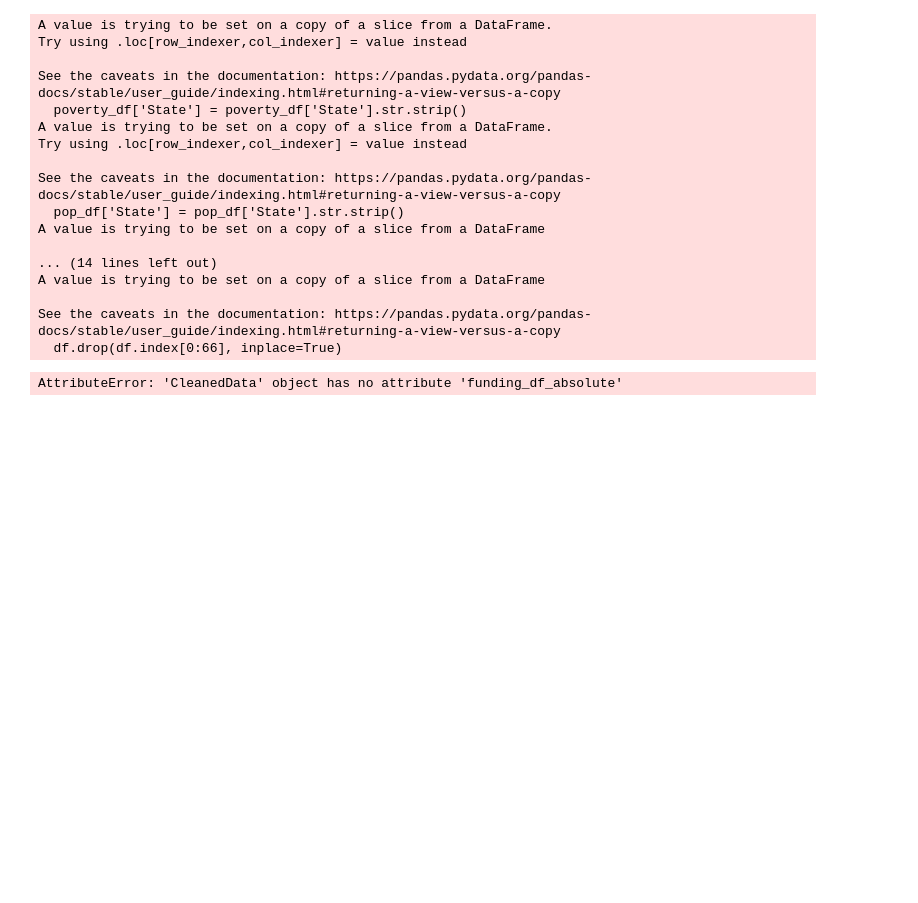
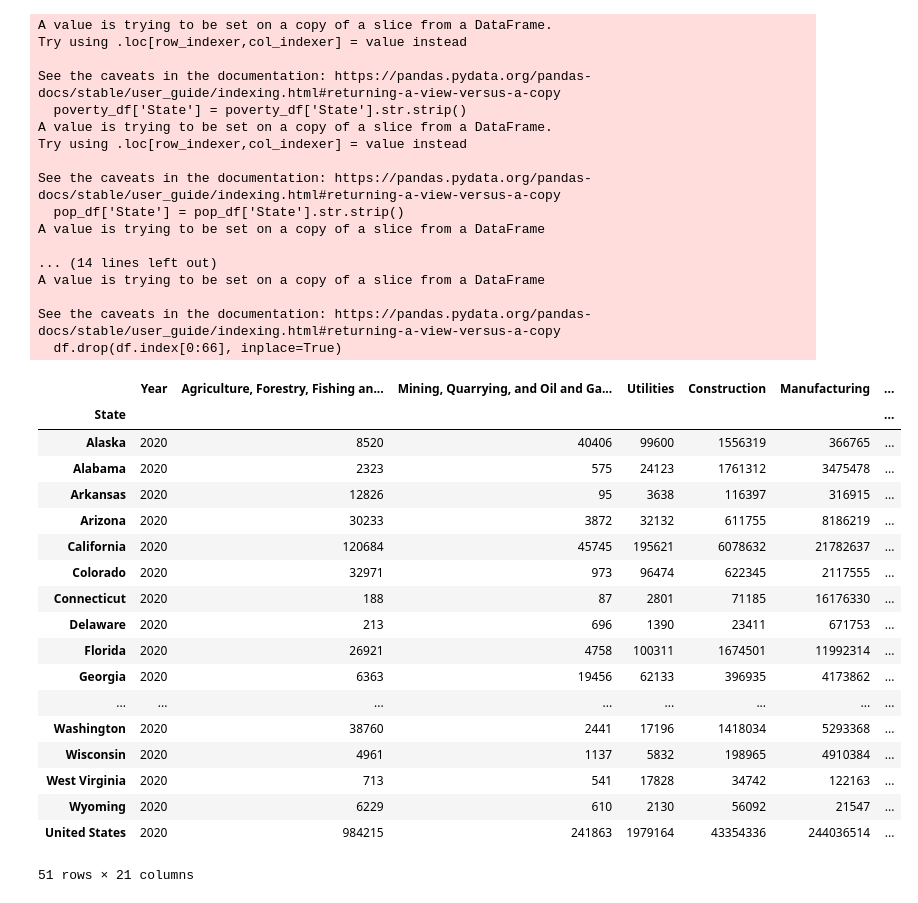
Before and after one commit to uchicago-2023-capp30122/30122-project-cappy-funding, a Jupyter notebook: clean_and_analyze/output_testing.ipynb, the cells around one changed output. Drawn from its saved outputs; the diff is of its cells as text; code cells hidden in the pictures; blank space fills up the shorter version.

```diff
--- a/clean_and_analyze/output_testing.ipynb
+++ b/clean_and_analyze/output_testing.ipynb
@@ -1,8 +1,11 @@
 # %%
 import pandas as pd
+from collections import namedtuple
 from clean_census import clean_census_expenditure, clean_census_population, clean_census_poverty
 from clean_funding import clean_funding
-from utils_clean_and_analyze import NAICS_SECTOR_LST, CleanedData
+from utils_clean_and_analyze import NAICS_SECTOR_LST
+
+CleanedData = namedtuple("CleanedData", ["expenditure_df", "per_capita_df", "funding_df_absolute", "funding_df_by_state", "funding_df_within_state"])
 
 YEARS = ["2016", "2017", "2018", "2019", "2020"]
 
@@ -56,7 +59,7 @@ def analyze_expenditure_and_funding(years):
         # Outputs files into directory
         # funding_df_by_state.to_csv(CLEAN_DATA_DIR + year + "_cleaned_funding_by_state.csv")
         # funding_df_within_state.to_csv(CLEAN_DATA_DIR + year + "_cleaned_funding_within_state.csv")
-        funding_df_absolute.to_csv(CLEAN_DATA_DIR + year + "_cleaned_funding_absolute.csv")
+        # funding_df_absolute.to_csv(CLEAN_DATA_DIR + year + "_cleaned_funding_absolute.csv")
         # expenditure_df.to_csv(CLEAN_DATA_DIR + year + "_cleaned_expenditure.csv")
         # per_capita_df.to_csv(CLEAN_DATA_DIR + year + "_per_capita_analysis.csv")
 
@@ -168,4 +171,25 @@ A value is trying to be set on a copy of a slice from a DataFrame
 
 See the caveats in the documentation: https://pandas.pydata.org/pandas-docs/stable/user_guide/indexing.html#returning-a-view-versus-a-copy
   df.drop(df.index[0:66], inplace=True)
-AttributeError: 'CleanedData' object has no attribute 'funding_df_absolute'
+# %%
+cleaned_df_dct["2020"].funding_df_absolute
+# %% [output]
+|  | Year | Agriculture, Forestry, Fishing an... | Mining, Quarrying, and Oil and Ga... | Utilities | Construction | Manufacturing | ... |
+| State |  |  |  |  |  |  | ... |
+| Alaska | 2020 | 8520 | 40406 | 99600 | 1556319 | 366765 | ... |
+| Alabama | 2020 | 2323 | 575 | 24123 | 1761312 | 3475478 | ... |
+| Arkansas | 2020 | 12826 | 95 | 3638 | 116397 | 316915 | ... |
+| Arizona | 2020 | 30233 | 3872 | 32132 | 611755 | 8186219 | ... |
+| California | 2020 | 120684 | 45745 | 195621 | 6078632 | 21782637 | ... |
+| Colorado | 2020 | 32971 | 973 | 96474 | 622345 | 2117555 | ... |
+| Connecticut | 2020 | 188 | 87 | 2801 | 71185 | 16176330 | ... |
+| Delaware | 2020 | 213 | 696 | 1390 | 23411 | 671753 | ... |
+| Florida | 2020 | 26921 | 4758 | 100311 | 1674501 | 11992314 | ... |
+| Georgia | 2020 | 6363 | 19456 | 62133 | 396935 | 4173862 | ... |
+| ... | ... | ... | ... | ... | ... | ... | ... |
+| Washington | 2020 | 38760 | 2441 | 17196 | 1418034 | 5293368 | ... |
+| Wisconsin | 2020 | 4961 | 1137 | 5832 | 198965 | 4910384 | ... |
+| West Virginia | 2020 | 713 | 541 | 17828 | 34742 | 122163 | ... |
+| Wyoming | 2020 | 6229 | 610 | 2130 | 56092 | 21547 | ... |
+| United States | 2020 | 984215 | 241863 | 1979164 | 43354336 | 244036514 | ... |
+51 rows × 21 columns
```
Also changed, not shown: 4 other files.
